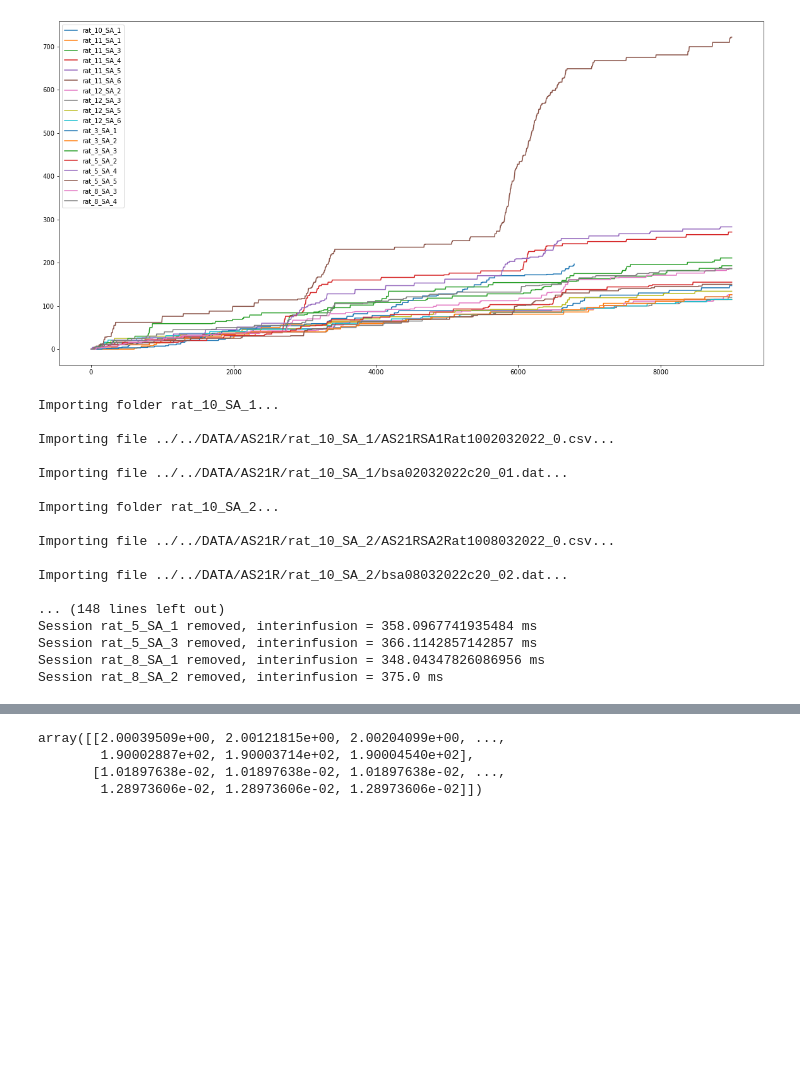
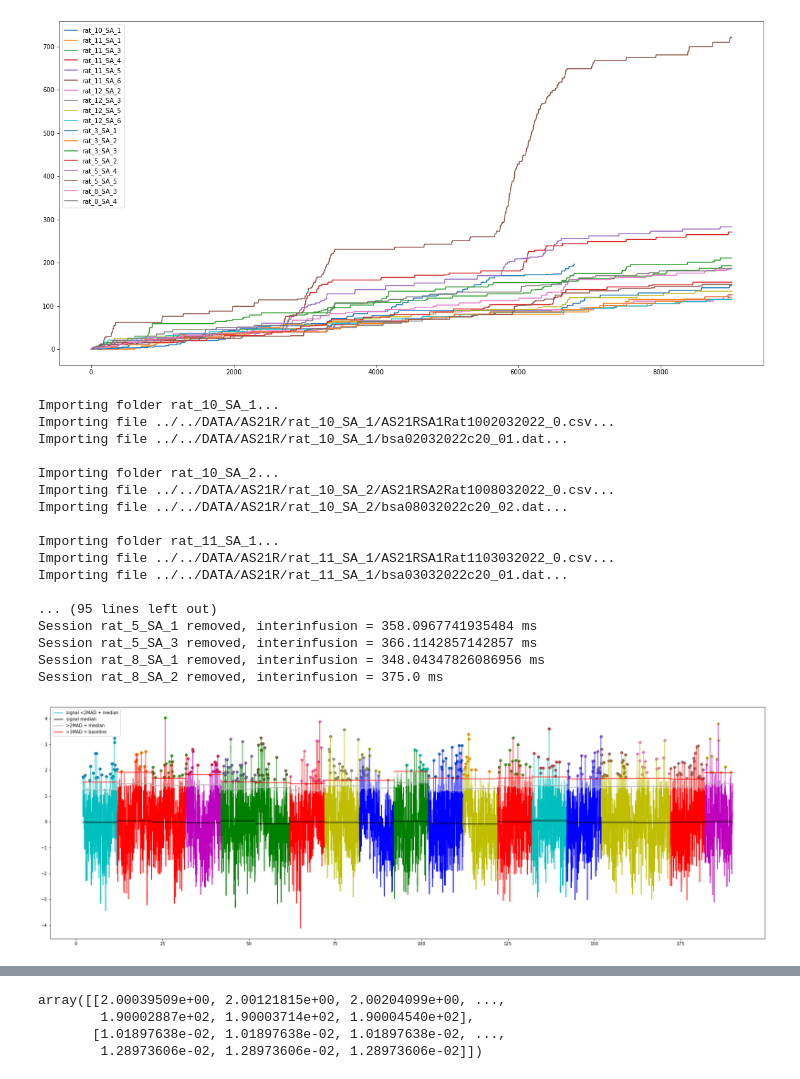
Before and after one commit to matias-ceau/pyfiber, a Jupyter notebook: dev/FIBER.ipynb, the cells around one changed output, grey strips where cells are left out. Cells and saved outputs as stored; diff of their text form; code cells hidden in the pictures; blank space fills up the shorter version.

```diff
--- a/dev/FIBER.ipynb
+++ b/dev/FIBER.ipynb
@@ -21,6 +23,3 @@ def rel():
     importlib.reload(fiber_data)
     importlib.reload(analysis)
     importlib.reload(fp_utils)
-# %%
-rel()
-multi = behavioral_data.MultiBehavior('../../DATA/behavioral_data/SA/AL21R/')
@@ -81,3 +25,0 @@ ValueError: Value must be Period, string, integer, or datetime
-# %%
-for n in range(len(multi.names)):
-    print(list(multi.sessions.items())[n][-1].HLED_ON)
@@ -303,34 +126,75 @@ array([[  0,   0,   0, ..., 147, 147, 147],
 rel()
 AS21 = analysis.MultiSession('../../DATA/AS21R',debug=800)
 r8sa31 = AS21.rat_sessions['rat_8_SA_3'].fiber.norm(rec=1,add_time=True)
-time = r8sa31[:,0]
-signal = r8sa31[:,1]
+t = r8sa31[:,0]
+s = r8sa31[:,1]
 # %% [output]
 Importing folder rat_10_SA_1...
-
 Importing file ../../DATA/AS21R/rat_10_SA_1/AS21RSA1Rat1002032022_0.csv...
-
 Importing file ../../DATA/AS21R/rat_10_SA_1/bsa02032022c20_01.dat...
 
 Importing folder rat_10_SA_2...
-
 Importing file ../../DATA/AS21R/rat_10_SA_2/AS21RSA2Rat1008032022_0.csv...
-
 Importing file ../../DATA/AS21R/rat_10_SA_2/bsa08032022c20_02.dat...
 
-... (148 lines left out)
+Importing folder rat_11_SA_1...
+Importing file ../../DATA/AS21R/rat_11_SA_1/AS21RSA1Rat1103032022_0.csv...
+Importing file ../../DATA/AS21R/rat_11_SA_1/bsa03032022c20_01.dat...
+
+... (95 lines left out)
 Session rat_5_SA_1 removed, interinfusion = 358.0967741935484 ms
 Session rat_5_SA_3 removed, interinfusion = 366.1142857142857 ms
 Session rat_8_SA_1 removed, interinfusion = 348.04347826086956 ms
 Session rat_8_SA_2 removed, interinfusion = 375.0 ms
 # %%
-def detect_peaks(time,signal,window):
+def detect_peaks(t,s,window=10,distance='50ms',plot=True,figsize=(30,10),zscore='bins'):
     # calculate zscores
-    signal = (signal - signal.mean())/signal.std()
+    if zscore=='full':
+        s = (s - s.mean())/s.std()
+    # distance
+    distance = round(float(distance.split('ms')[0])/(np.mean(np.diff(t))*1000))
+    if distance == 0: distance = 1
     # find indexes for n second windows
-    time_points = np.arange(time[0],time[-1],window)
-    if time_points[-1] != time[-1]: time_points = np.concatenate((time_points,[time[-1]]))
-    indexes = [np.where(abs(time-i) == abs(time-i).min())[0][0] for i in time_points]
-    signal_bins = [signal[indexes[i-1]:indexes[i]] for i in range(1,len(indexes))]
-    time_bins = [time[indexes[i-1]:indexes[i]] for i in range(1,len(indexes))]
-    bin_mad = []
+    t_points = np.arange(t[0],t[-1],window)
+    if t_points[-1] != t[-1]: t_points = np.concatenate((t_points,[t[-1]]))
+    indexes = [np.where(abs(t-i) == abs(t-i).min())[0][0] for i in t_points]
+    # create time bins
+    bins = [pd.Series(s[indexes[i-1]:indexes[i]],index=t[indexes[i-1]:indexes[i]]) for i in range(1,len(indexes))]
+    if zscore=='bins':
+        bins = [(b - b.mean())/b.std() for b in bins]
+    # find median for each bin and remove events >2MAD for baselines
+    bin_medians = [pd.Series(np.median(b),index=bins[n].index) for n,b in enumerate(bins)] #to remove
+    bin_mad = [pd.Series(np.median(abs(b - np.median(b))),index=bins[n].index) for n,b in enumerate(bins)] #to remove
+    baselines = [b[b < np.median(b) + 2*np.median(abs(b - np.median(b)))] for b in bins]
+    # calculate peak tresholds for each bin, by default >3MAD of previsoult created baseline
+    tresholds = [np.median(b)+3*np.median(abs(b-np.median(b))) for b in baselines]
+    peak_tresholds = [pd.Series(t,index=baselines[n].index) for n,t in enumerate(tresholds)]
+    # find peaks using scipy.signal.find_peaks with thresholds
+    peaks = []
+    for n,bin_ in enumerate(bins):
+        b = pd.DataFrame(bin_).reset_index()
+        indices, heights = signal.find_peaks(b.iloc[:,1],height=tresholds[n],distance=distance)
+        peaks.append(pd.DataFrame({'time'     : [b.iloc[i,0] for i in indices],
+                                   'signal'   : [b.iloc[i,1] for i in indices],
+                                   'amplitude': list(heights.values())[0]}))
+    if plot:
+        plt.figure(figsize=figsize)
+        for n,i in enumerate(bins):
+            c = random.choice(list('bgrcmy'))
+            plt.plot(i,alpha=0.6,color=c)
+            plt.plot(baselines[n],color=c,label=n*'_'+'signal <2MAD + median')
+            plt.plot(bin_medians[n],color='k',label=n*'_'+'signal median')
+            plt.plot(bin_medians[n]+bin_mad[n]*2,color='darkgray',label=n*'_'+'>2MAD + median')
+            plt.plot(peak_tresholds[n],color='r',label=n*'_'+'>3MAD + baseline')
+        for n,p in enumerate(peaks):
+            plt.scatter(p.loc[:,'time'],p.loc[:,'signal'])
+        plt.legend()
+    return pd.concat(peaks)
+
+
+r8sa31 = AS21.rat_sessions['rat_8_SA_3'].fiber.norm(rec=1,add_time=True)
+t = r8sa31[:,0]
+s = r8sa31[:,1]
+peaks = detect_peaks(t,s,distance='50ms')
+# %% [output]
+[figure, added]
```
Also changed, not shown: parts of 65 cells of this notebook, 5 other files.
